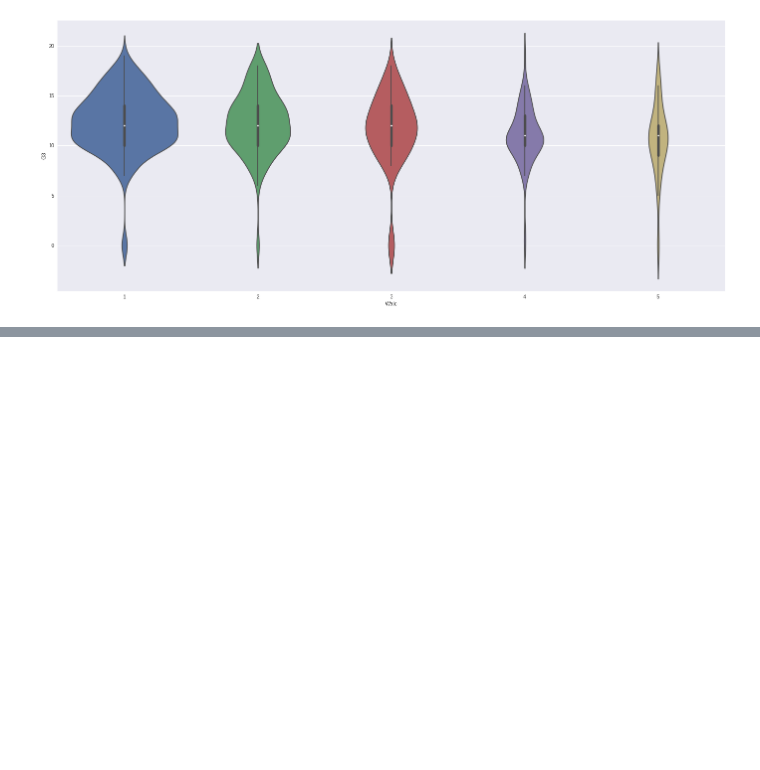
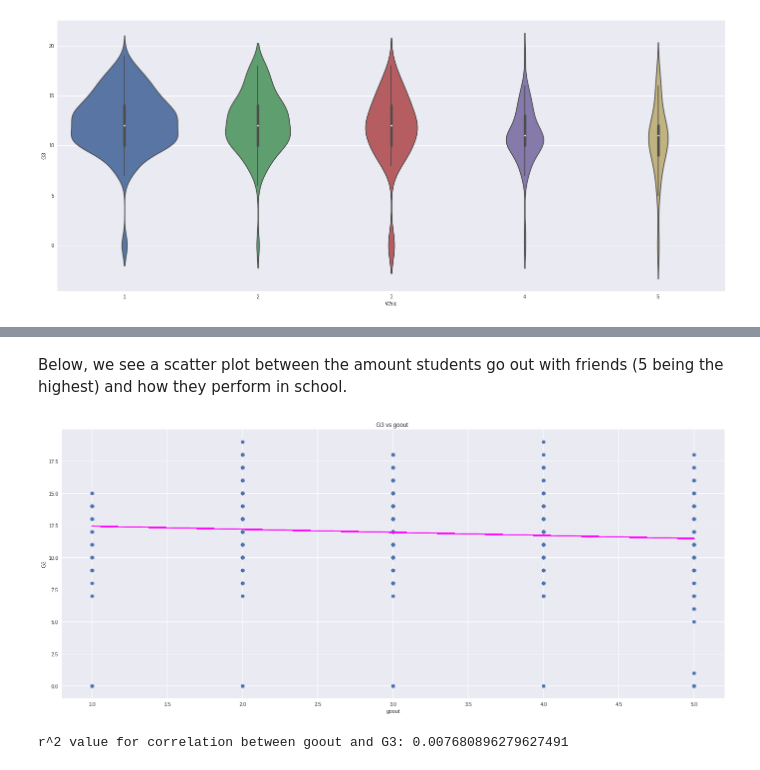
Before and after one commit to mdoxey06/mdoxey06.github.io, a Jupyter notebook: Students_alc (Mike) 2.ipynb, the cells around one changed output, grey strips where cells are left out. Drawn from its saved outputs; the diff is of its cells as text; code cells hidden in the pictures; blank space fills up the shorter version.

```diff
--- a/Students_alc (Mike) 2.ipynb
+++ b/Students_alc (Mike) 2.ipynb
@@ -207,13 +228,0 @@ Perhaps unsurprisingle, we can note a downwards trend in grades for higher alcoh
-# %%
-def getScatterPlotByColumn(colname):
-    fig, ax = plt.subplots()
-    ax.scatter(stud_alc[colname], stud_alc['Dalc'])
-    # generate scatterplot between population (x) and dropouts (y)
-    m, y = np.polyfit(stud_alc[colname], stud_alc['Dalc'], 1)
-    plt.plot(stud_alc[colname], m * stud_alc[colname] + y, '-',color="magenta")
-    plt.title('Dalc vs {} '.format(colname))
-    plt.xlabel(colname)
-    plt.ylabel('Dalc')
-    plt.show()
-    slope, intercept, r_value, p_value, std_err = stats.linregress(stud_alc[colname], stud_alc['Dalc'])
-    print('r^2 value for correlation between {} and Dalc: {}'.format(colname, r_value**2))
@@ -307,0 +244,22 @@ plt.show()
+# %%
+def getScatterPlotByColumn(colname):
+    fig, ax = plt.subplots()
+    # generate scatterplot between column and final grades (y)
+    ax.scatter(stud_port[colname], stud_port['G3'])
+    # calculate and plot regression line for relationship between the two variables
+    m, y = np.polyfit(stud_port[colname], stud_port['G3'], 1)
+    plt.plot(stud_port[colname], m * stud_port[colname] + y, '-',color="magenta")
+    plt.title('G3 vs {} '.format(colname))
+    plt.xlabel(colname)
+    plt.ylabel('G3')
+    plt.show()
+    # print out r^2 value for relationship between the two variables
+    slope, intercept, r_value, p_value, std_err = stats.linregress(stud_port[colname], stud_port['G3'])
+    print('r^2 value for correlation between {} and G3: {}'.format(colname, r_value**2))
+# %% [markdown]
+Below, we see a scatter plot between the amount students go out with friends (5 being the highest) and how they perform in school.
+# %%
+getScatterPlotByColumn('goout')
+# %% [output]
+[figure, added]
+r^2 value for correlation between goout and G3: 0.007680896279627491
```
Also changed, not shown: parts of 42 cells of this notebook, 1 other file.
